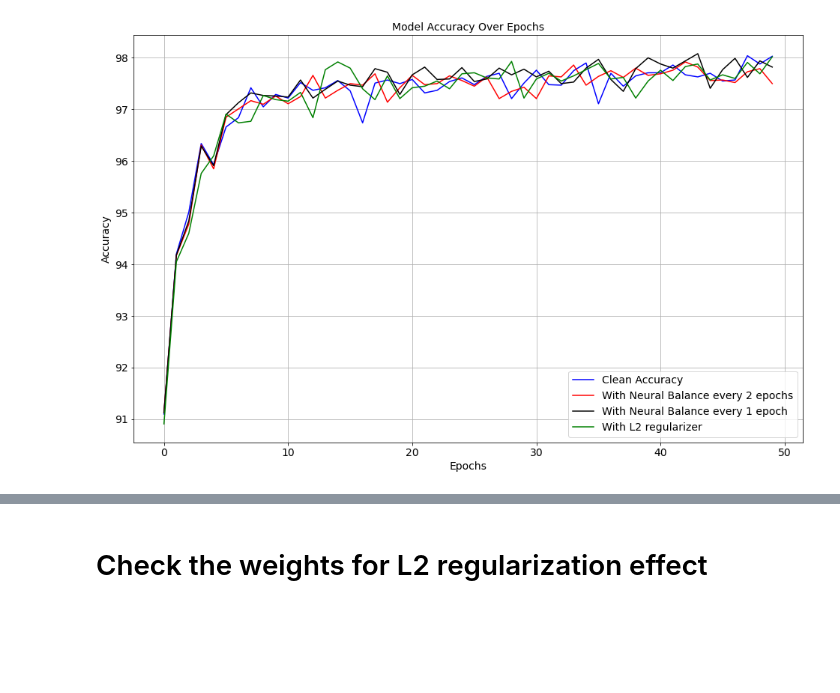
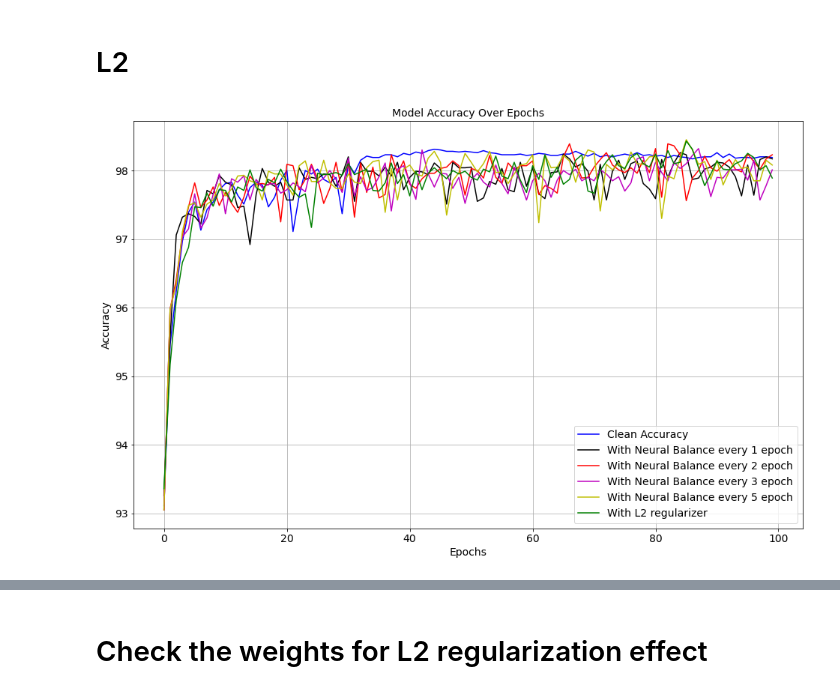
Before and after one commit to antonyalexos/Neural-Balance, a Jupyter notebook: plot.ipynb, the cells around one changed output, grey strips where cells are left out. Drawn from its saved outputs; the diff is of its cells as text; code cells hidden in the pictures; blank space fills up the shorter version.

```diff
--- a/plot.ipynb
+++ b/plot.ipynb
@@ -4,6 +5,12 @@ import matplotlib.pyplot as plt
 import numpy as np
 from models import *
 # %%
-trained_w_l2 = np.load("logs/04_03_2024_14_51_29/test_accuracies.npy")
+trained_w_l2 = np.load("logs/14_03_2024_15_39_48/test_accuracies.npy")
+# %%
+
+trained_with_nb_order_2_every_1 = np.load("logs/14_03_2024_14_51_05/test_accuracies.npy")
+trained_with_nb_order_2_every_2 = np.load("logs/14_03_2024_16_26_08/test_accuracies.npy")
+trained_with_nb_order_2_every_3 = np.load("logs/14_03_2024_16_41_03/test_accuracies.npy")
+trained_with_nb_order_2_every_5 = np.load("logs/14_03_2024_16_53_36/test_accuracies.npy")
 # %%
-trained_without_nb = np.load("logs/04_03_2024_14_39_41/test_accuracies.npy")
+trained_plain = np.load("logs/14_03_2024_15_56_13/test_accuracies.npy")
@@ -13,29 +17,33 @@ trained_with_nb_every_1 = np.load("logs/04_03_2024_15_07_31/test_accuracies.npy"
+# %% [markdown]
+# L2
 # %%
 # Let's assume these are the accuracy values of your model over epochs
-epochs_plot = list(range(50))
+epochs_plot = list(range(100))
 
 plt.figure(figsize=(16, 10))
 
 # Create a simple line plot
-plt.plot(epochs_plot, trained_without_nb, linestyle='-', color='b', label='Clean Accuracy')
-plt.plot(epochs_plot, trained_with_nb_every_2, linestyle='-', color='r', label='With Neural Balance every 2 epochs')
-plt.plot(epochs_plot, trained_with_nb_every_1, linestyle='-', color='k', label='With Neural Balance every 1 epoch')
+plt.plot(epochs_plot, trained_plain, linestyle='-', color='b', label='Clean Accuracy')
+plt.plot(epochs_plot, trained_with_nb_order_2_every_1, linestyle='-', color='k', label='With Neural Balance every 1 epoch')
+plt.plot(epochs_plot, trained_with_nb_order_2_every_2, linestyle='-', color='r', label='With Neural Balance every 2 epoch')
+plt.plot(epochs_plot, trained_with_nb_order_2_every_3, linestyle='-', color='m', label='With Neural Balance every 3 epoch')
+plt.plot(epochs_plot, trained_with_nb_order_2_every_5, linestyle='-', color='y', label='With Neural Balance every 5 epoch')
 plt.plot(epochs_plot, trained_w_l2, linestyle='-', color='g', label='With L2 regularizer')
 
 # Add labels and title
 plt.xlabel('Epochs', fontsize=14)
 plt.ylabel('Accuracy', fontsize=14)
 plt.title('Model Accuracy Over Epochs', fontsize=14)
 
 plt.xticks(fontsize=14)
 plt.yticks(fontsize=14)
 
 # Optionally, add a grid
 plt.grid(True)
 
 plt.legend(fontsize=14)
 
 # Show the plot
 plt.show()
 # %% [output]
-[figure, old version]
+[figure, new version]
```
Also changed, not shown: parts of 26 cells of this notebook, 4 other files.
